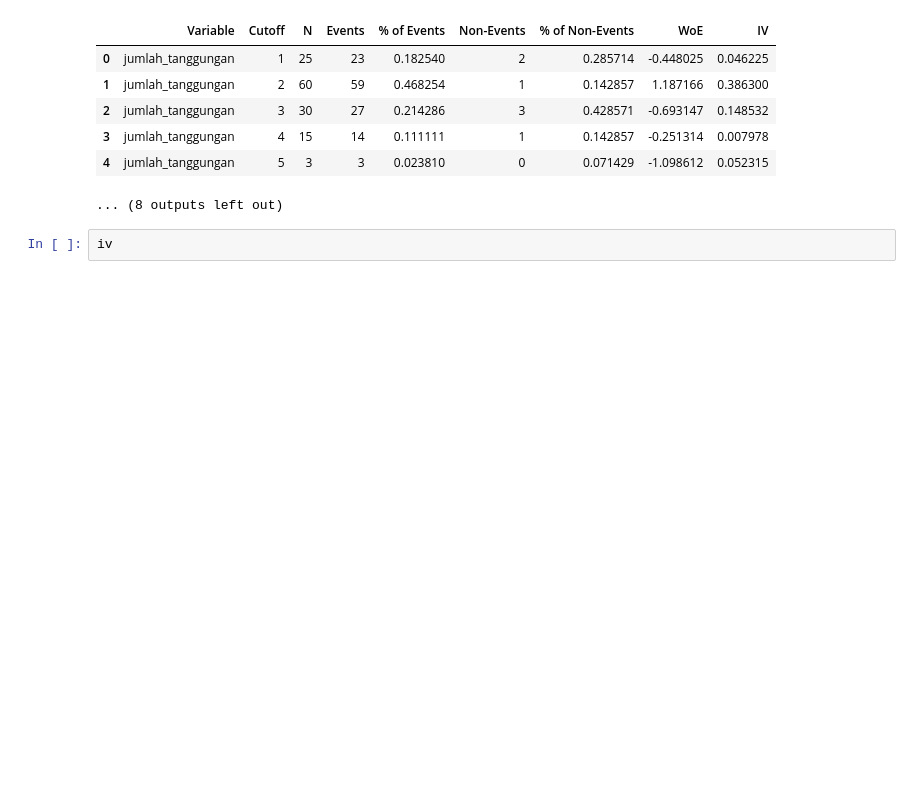
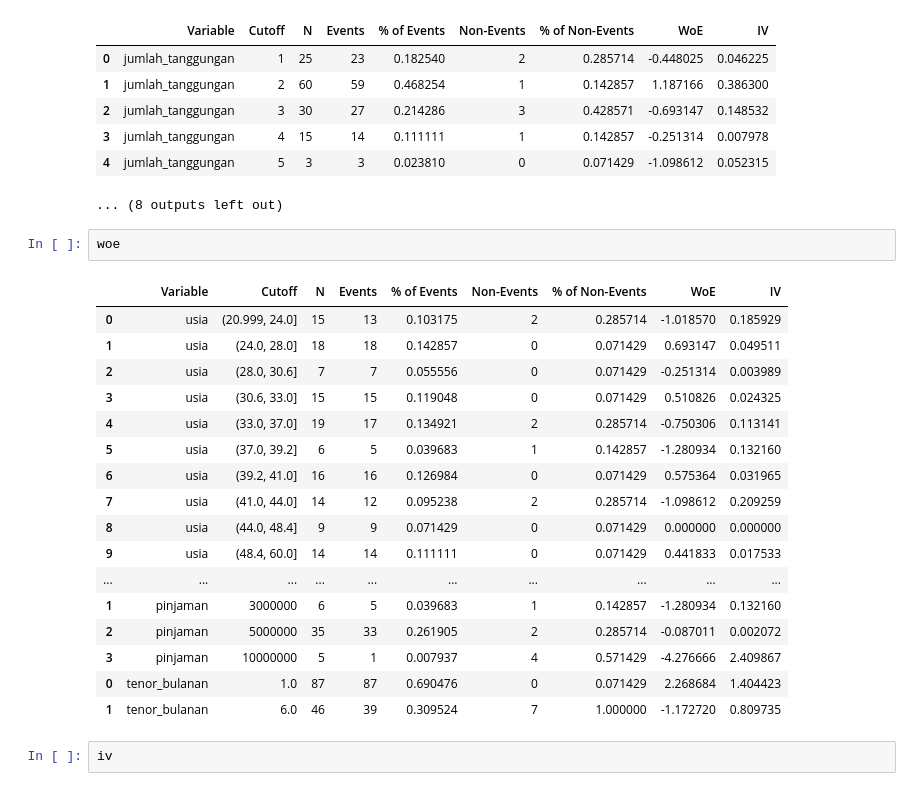
Before and after one commit to imanursar/Machine-Learning-Notes, a Jupyter notebook: Custom Function/Feature Importance Function.ipynb, the cells around one changed output. Saved outputs shown, nothing was run; the diff lists cells and outputs as text; blank space fills up the shorter version.

```diff
--- a/Custom Function/Feature Importance Function.ipynb
+++ b/Custom Function/Feature Importance Function.ipynb
@@ -342,6 +345,26 @@ Information value of jumlah_tanggungan is 0.641349
 | 3 | jumlah_tanggungan | 4 | 15 | 14 | 0.111111 | 1 | 0.142857 | -0.251314 | 0.007978 |
 | 4 | jumlah_tanggungan | 5 | 3 | 3 | 0.023810 | 0 | 0.071429 | -1.098612 | 0.052315 |
 ... (8 outputs left out)
+# %%
+woe
+# %% [output]
+|  | Variable | Cutoff | N | Events | % of Events | Non-Events | % of Non-Events | WoE | IV |
+| 0 | usia | (20.999, 24.0] | 15 | 13 | 0.103175 | 2 | 0.285714 | -1.018570 | 0.185929 |
+| 1 | usia | (24.0, 28.0] | 18 | 18 | 0.142857 | 0 | 0.071429 | 0.693147 | 0.049511 |
+| 2 | usia | (28.0, 30.6] | 7 | 7 | 0.055556 | 0 | 0.071429 | -0.251314 | 0.003989 |
+| 3 | usia | (30.6, 33.0] | 15 | 15 | 0.119048 | 0 | 0.071429 | 0.510826 | 0.024325 |
+| 4 | usia | (33.0, 37.0] | 19 | 17 | 0.134921 | 2 | 0.285714 | -0.750306 | 0.113141 |
+| 5 | usia | (37.0, 39.2] | 6 | 5 | 0.039683 | 1 | 0.142857 | -1.280934 | 0.132160 |
+| 6 | usia | (39.2, 41.0] | 16 | 16 | 0.126984 | 0 | 0.071429 | 0.575364 | 0.031965 |
+| 7 | usia | (41.0, 44.0] | 14 | 12 | 0.095238 | 2 | 0.285714 | -1.098612 | 0.209259 |
+| 8 | usia | (44.0, 48.4] | 9 | 9 | 0.071429 | 0 | 0.071429 | 0.000000 | 0.000000 |
+| 9 | usia | (48.4, 60.0] | 14 | 14 | 0.111111 | 0 | 0.071429 | 0.441833 | 0.017533 |
+| ... | ... | ... | ... | ... | ... | ... | ... | ... | ... |
+| 1 | pinjaman | 3000000 | 6 | 5 | 0.039683 | 1 | 0.142857 | -1.280934 | 0.132160 |
+| 2 | pinjaman | 5000000 | 35 | 33 | 0.261905 | 2 | 0.285714 | -0.087011 | 0.002072 |
+| 3 | pinjaman | 10000000 | 5 | 1 | 0.007937 | 4 | 0.571429 | -4.276666 | 2.409867 |
+| 0 | tenor_bulanan | 1.0 | 87 | 87 | 0.690476 | 0 | 0.071429 | 2.268684 | 1.404423 |
+| 1 | tenor_bulanan | 6.0 | 46 | 39 | 0.309524 | 7 | 1.000000 | -1.172720 | 0.809735 |
 # %%
 iv
 # %% [output]
```
Also changed, not shown: parts of 1 cell of this notebook.
